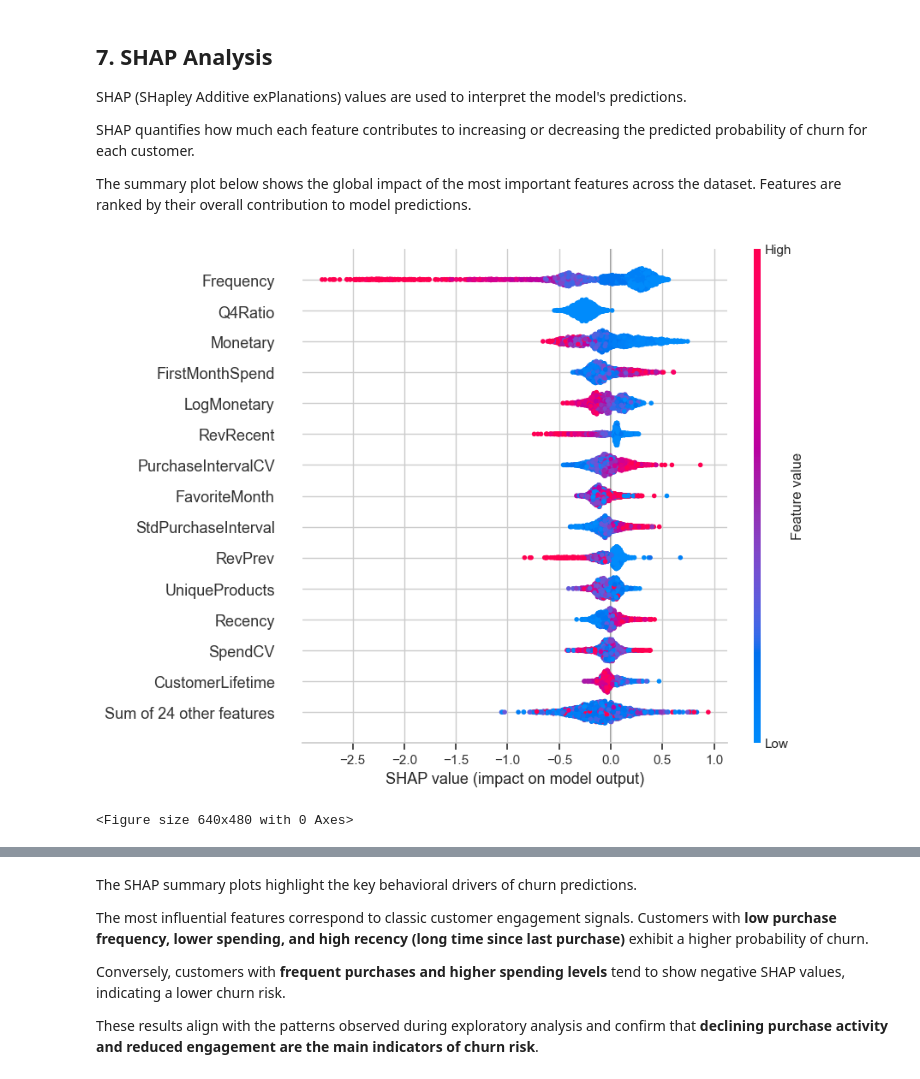
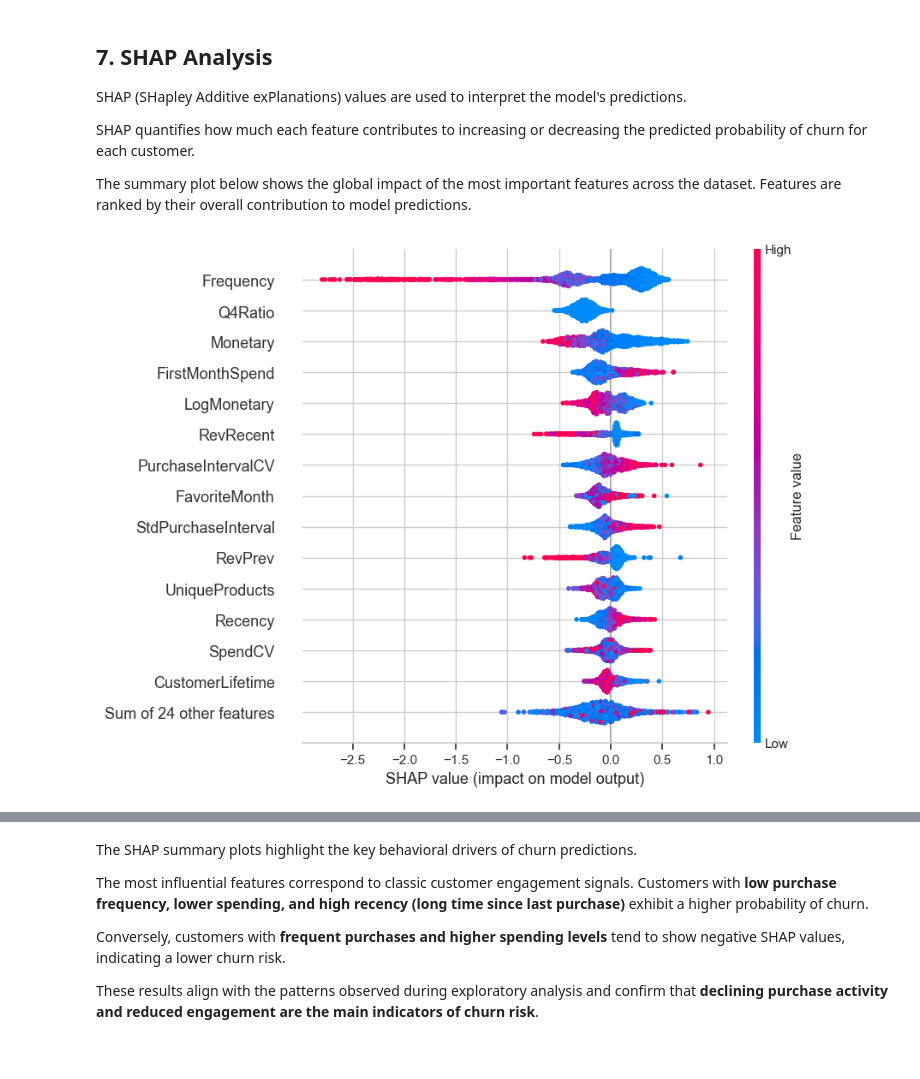
Before and after one commit to stefanobrusadelli/customer-churn-prediction, a Jupyter notebook: notebook/04_modeling.ipynb, the cells around one changed output, grey strips where cells are left out. Drawn from its saved outputs; the diff is of its cells as text; code cells hidden in the pictures.

Commit message:
fix shap report figures

```diff
--- a/notebook/04_modeling.ipynb
+++ b/notebook/04_modeling.ipynb
@@ -733,16 +733,15 @@ The summary plot below shows the global impact of the most important features ac
 # %%
 explainer = shap.TreeExplainer(final_model)
 shap_values = explainer(X_test)
 
 # Beeswarm plot
 plt.figure(figsize=(12,8))
-shap.plots.beeswarm(shap_values, max_display=15)
+shap.plots.beeswarm(shap_values, max_display=15, show=False)
 
 plt.savefig("../reports/figures/shap_beeswarm.png", bbox_inches="tight")
 plt.show()
 # %% [output]
-[figure, old version]
+[figure, new version]
-<Figure size 640x480 with 0 Axes>
 # %%
 plt.figure(figsize=(12,8))
 
```
Also changed, not shown: parts of 1 cell of this notebook, 2 other files.
